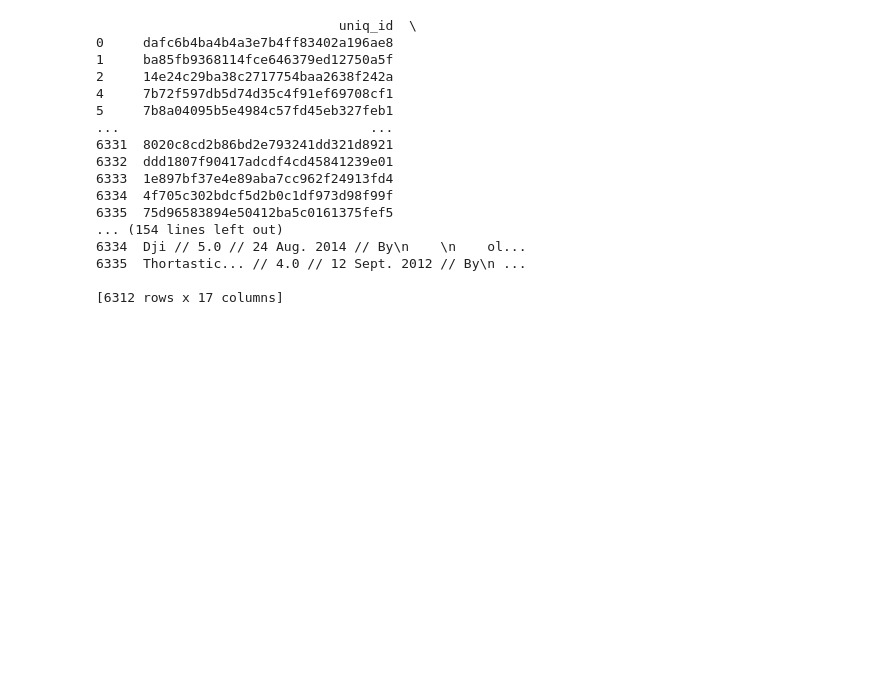
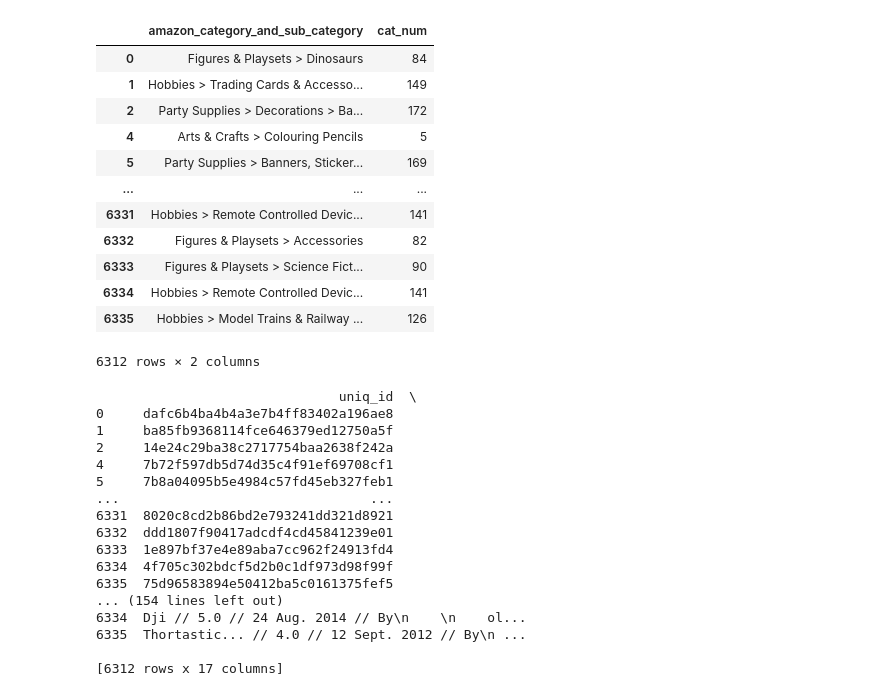
Before and after one commit to sekharmm/mandava_IT533, a Jupyter notebook: week2_lab.ipynb, the cells around one changed output. Drawn from its saved outputs; the diff is of its cells as text; code cells hidden in the pictures; blank space fills up the shorter version.

```diff
--- a/week2_lab.ipynb
+++ b/week2_lab.ipynb
@@ -6,6 +6,28 @@ import pandas as pd
 import matplotlib.pyplot as plt
 amazon = pd.read_csv("https://raw.githubusercontent.com/sekharmm/mandava_IT533/main/amazon_toy_sample_clean.csv", encoding="ISO-8859-1") # use your own GitHub link here
 amazon.dropna(inplace=True)
+# %%
+cat_num=amazon.amazon_category_and_sub_category # Creating a new attribute and populating it with the contents of the attribute that we want to transform.
+amazon['cat_num'] = cat_num
+amazon.dtypes[['amazon_category_and_sub_category','cat_num']]
+amazon['cat_num']= amazon['cat_num'].astype('category') # Here, we convert the curr_num values to categorical (to obtain the index numbers)
+amazon['cat_num']= amazon['cat_num'].cat.codes # Now we replace the categories with their index numbers, i.e. the category codes
+amazon.dtypes[['amazon_category_and_sub_category','cat_num']] # Let's see what the datatypes look like now
+amazon[['amazon_category_and_sub_category','cat_num']]
+# %% [output]
+|  | amazon_category_and_sub_category | cat_num |
+| 0 | Figures & Playsets > Dinosaurs | 84 |
+| 1 | Hobbies > Trading Cards & Accesso... | 149 |
+| 2 | Party Supplies > Decorations > Ba... | 172 |
+| 4 | Arts & Crafts > Colouring Pencils | 5 |
+| 5 | Party Supplies > Banners, Sticker... | 169 |
+| ... | ... | ... |
+| 6331 | Hobbies > Remote Controlled Devic... | 141 |
+| 6332 | Figures & Playsets > Accessories | 82 |
+| 6333 | Figures & Playsets > Science Fict... | 90 |
+| 6334 | Hobbies > Remote Controlled Devic... | 141 |
+| 6335 | Hobbies > Model Trains & Railway ... | 126 |
+6312 rows × 2 columns
 # %%
 print(amazon)
 # %% [output]
```
Also changed, not shown: parts of 10 cells of this notebook.
